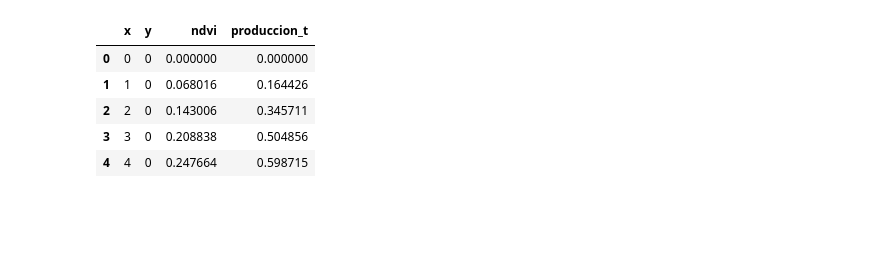
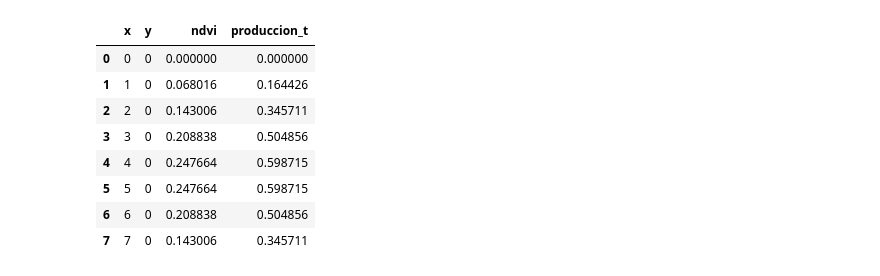
Before and after one commit to JhonattanEscorihuela/precision-agriculture, a Jupyter notebook: backend/core/tesis.ipynb, the cells around one changed output. Saved outputs shown, nothing was run; the diff lists cells and outputs as text; code cells hidden in the pictures; blank space fills up the shorter version.

```diff
--- a/backend/core/tesis.ipynb
+++ b/backend/core/tesis.ipynb
@@ -31,38 +34,40 @@ import matplotlib.pyplot as plt
 import geopandas as gpd
 from shapely.geometry import Polygon, Point
 # %%
-# Parámetros de la parcela
-n = 10   # 10×10 celdas
-total_t = 100.0  # toneladas totales
 
-# Crear grid de coordenadas 0..9 en X y Y
+# Parámetros
+n = 10                # Parcela 10×10 celdas
+total_t = 100.0       # Toneladas totales a distribuir
+
+# 1) Creamos la malla de puntos
 xs, ys = np.meshgrid(range(n), range(n))
-coords = np.vstack([xs.ravel(), ys.ravel()]).T  # (100,2)
+coords = np.vstack([xs.ravel(), ys.ravel()]).T
 
-# Simular NDVI con pico en el centro (distribución gaussiana)
+# 2) Simulamos NDVI con distribución gaussiana centrada
 cx, cy = (n-1)/2, (n-1)/2
 sigma = 3.0
 ndvi = np.exp(-(((coords[:,0]-cx)**2 + (coords[:,1]-cy)**2)/(2*sigma**2)))
-
-# Normalizar NDVI de 0 a 1
 ndvi = (ndvi - ndvi.min()) / (ndvi.max() - ndvi.min())
 
-# Distribuir la producción total según NDVI
-produccion = ndvi / ndvi.sum() * total_t
+# 3) Distribuimos la producción total proporcional al NDVI
+produccion = ndvi/ndvi.sum() * total_t
 
-# Crear DataFrame para visualizar
+# 4) Creamos DataFrame de la parcela sintética
 df = pd.DataFrame({
     'x': coords[:,0],
     'y': coords[:,1],
     'ndvi': ndvi,
     'produccion_t': produccion
 })
 
-df.head()
+df.head(8)
 # %% [output]
 |  | x | y | ndvi | produccion_t |
 | 0 | 0 | 0 | 0.000000 | 0.000000 |
 | 1 | 1 | 0 | 0.068016 | 0.164426 |
 | 2 | 2 | 0 | 0.143006 | 0.345711 |
 | 3 | 3 | 0 | 0.208838 | 0.504856 |
 | 4 | 4 | 0 | 0.247664 | 0.598715 |
+| 5 | 5 | 0 | 0.247664 | 0.598715 |
+| 6 | 6 | 0 | 0.208838 | 0.504856 |
+| 7 | 7 | 0 | 0.143006 | 0.345711 |
```
Also changed, not shown: parts of 12 cells of this notebook, 1 other file.
